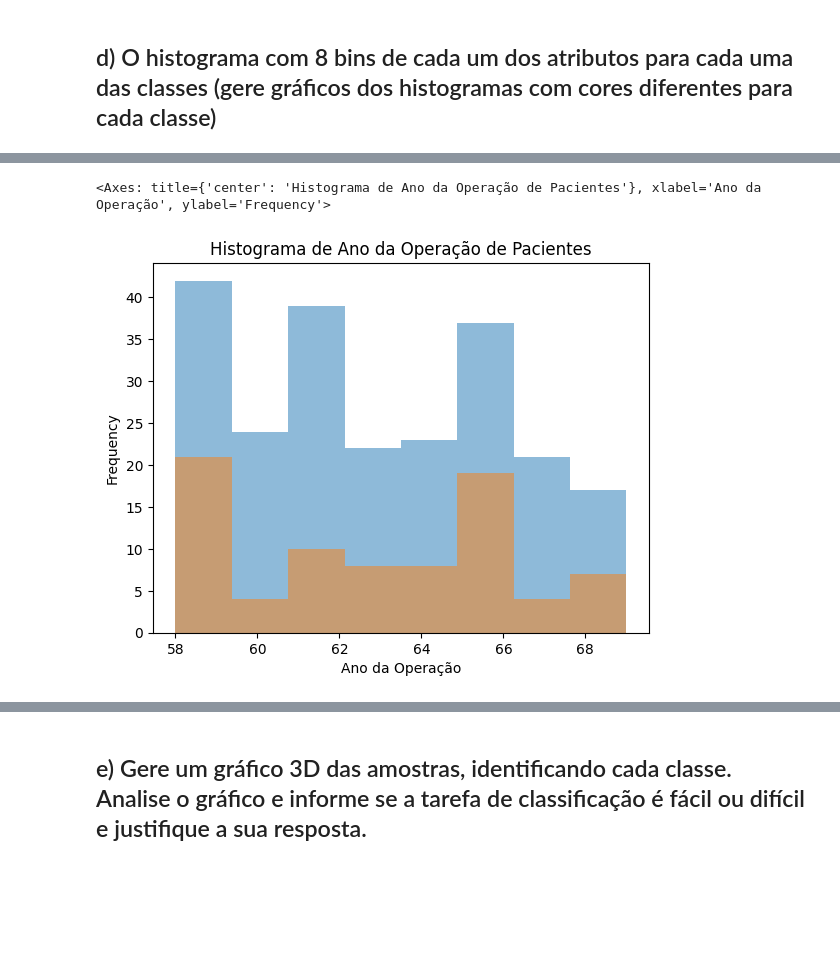
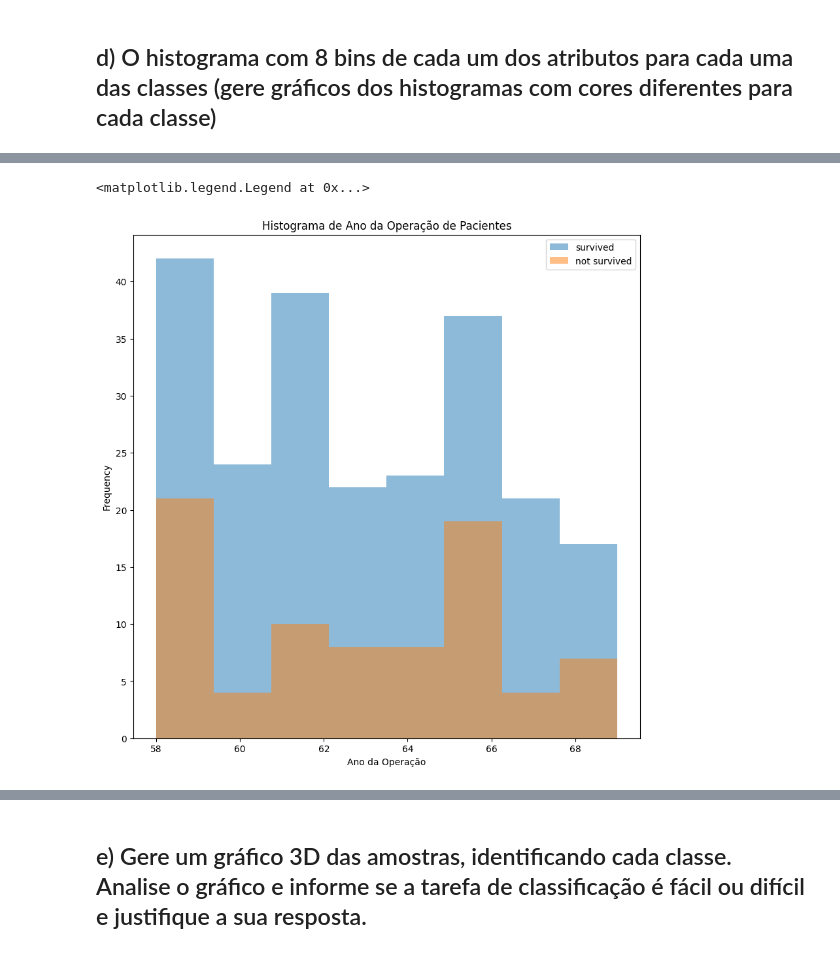
Before and after one commit to Harmonia2Side/machine-learning-laboratory-2023-2, a Jupyter notebook: lista1/lista1_breno_odnan.ipynb, the cells around one changed output, grey strips where cells are left out. Saved outputs shown, nothing was run; the diff lists cells and outputs as text; code cells hidden in the pictures; blank space fills up the shorter version.

```diff
--- a/lista1/lista1_breno_odnan.ipynb
+++ b/lista1/lista1_breno_odnan.ipynb
@@ -135,12 +116,17 @@ print('classes[0] => survived')
 print('classes[1] => not survived')
 
 # Títulos e labels de figura
-
 figlabels = {
     "xlabel":"Idade",
     "title":"Histograma de Idade de Pacientes"
 }
 
+# legenda
+legend = ['survived', 'not survived']
+
+# Cria o canvas
+fig = plt.figure(figsize=(10,10))
+ax = fig.add_subplot()
 
 # -- AGE --
 # slice = pd.DataFrame()
@@ -153,6 +139,8 @@ figlabels = {
 data[data['survived'] == classes[0]].iloc[:,0].plot.hist(bins=8, alpha=0.5)
 # # not survived
 data[data['survived'] == classes[1]].iloc[:,0].plot.hist(bins=8, alpha=0.5, **figlabels)
+
+ax.legend(legend)
 # %% [output]
 classes[0] => survived
 classes[1] => not survived
@@ -161,20 +149,27 @@ classes[1] => not survived
 # %%
 
 # -- OP_YEAR --
 # Títulos e labels de figura
 
 figlabels = {
     "xlabel":"Ano da Operação",
     "title":"Histograma de Ano da Operação de Pacientes"
 }
 
+# Cria o canvas
+# fig2 = plt.figure(figsize=(10,10))
+fig = plt.figure(figsize=(10,10))
+ax = fig.add_subplot()
+
 # # survived
 data[data['survived'] == classes[0]].iloc[:,1].plot.hist(bins=8, alpha=0.5)
 # # not survived
 data[data['survived'] == classes[1]].iloc[:,1].plot.hist(bins=8, alpha=0.5, **figlabels)
+
+ax.legend(legend)
 # %% [output]
-<Axes: title={'center': 'Histograma de Ano da Operação de Pacientes'}, xlabel='Ano da Operação', ylabel='Frequency'>
+<matplotlib.legend.Legend at 0x...>
-[figure, old version]
+[figure, new version]
 # %%
 # -- pos_nodes --
 # Títulos e labels de figura
```
Also changed, not shown: parts of 5 cells of this notebook, 1 other file.
